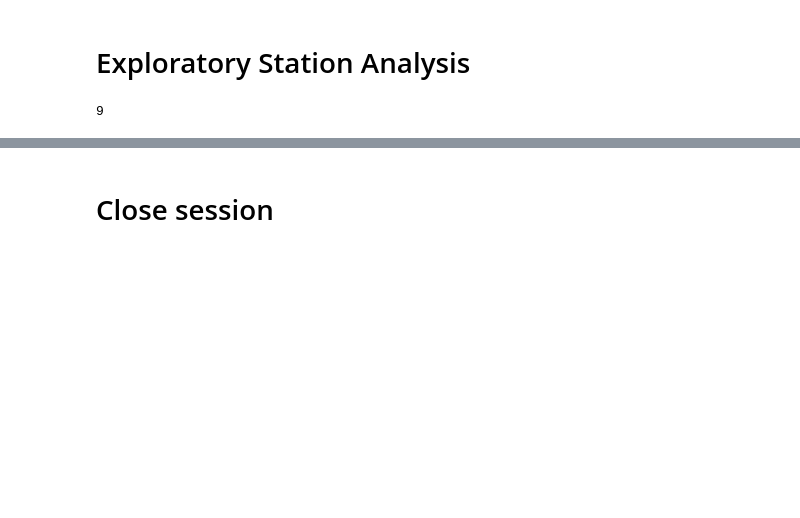
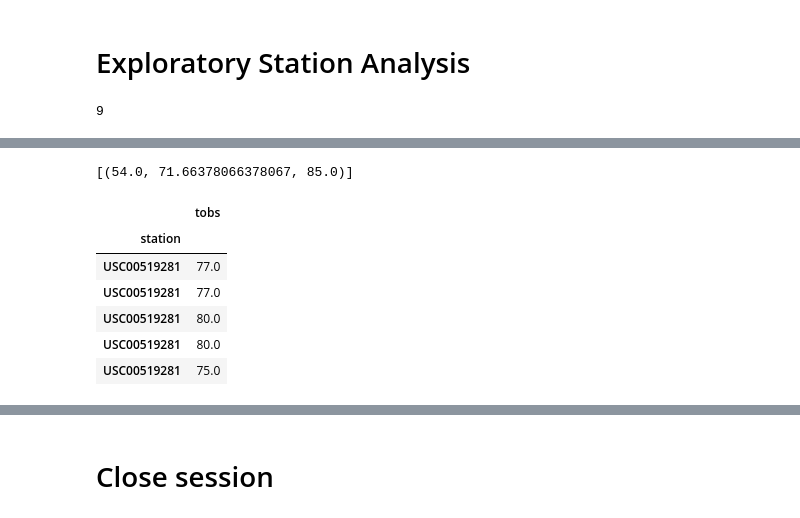
Before and after one commit to WACunninghamIV/sqlalchemy-challenge, a Jupyter notebook: climate_starter.ipynb, the cells around one changed output, grey strips where cells are left out. Saved outputs shown, nothing was run; the diff lists cells and outputs as text; code cells hidden in the pictures; blank space fills up the shorter version.

```diff
--- a/climate_starter.ipynb
+++ b/climate_starter.ipynb
@@ -150,5 +164,23 @@ session.query(Stations.id).count()
 # %%
 # Using the most active station id from the previous query, calculate the lowest, highest, and average temperature.
+station_data = most_active_stations [0][0]
+session.query(func.min(Measurements.tobs), func.avg(Measurements.tobs), func.max(Measurements.tobs)).\
+                filter(Measurements.station == most_active).all()
+# %% [output]
+[(54.0, 71.66378066378067, 85.0)]
 # %%
-# Using the most active station id
 # Query the last 12 months of temperature observation data for this station and plot the results as a histogram
+temp_results = session.query(Measurements.station, Measurements.tobs).\
+                filter(Measurements.station == station_data).\
+                filter(Measurements.date >= last_twelve).all()
+tempob = pd.DataFrame(temp_results)
+tempob.set_index('station', inplace=True)
+tempob.head()
+# %% [output]
+|  | tobs |
+| station |  |
+| USC00519281 | 77.0 |
+| USC00519281 | 77.0 |
+| USC00519281 | 80.0 |
+| USC00519281 | 80.0 |
+| USC00519281 | 75.0 |
```
Also changed, not shown: parts of 3 cells of this notebook.
